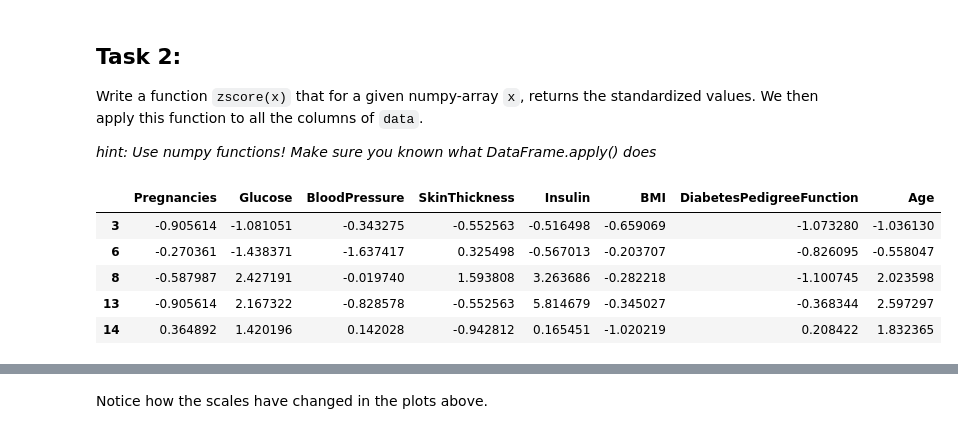
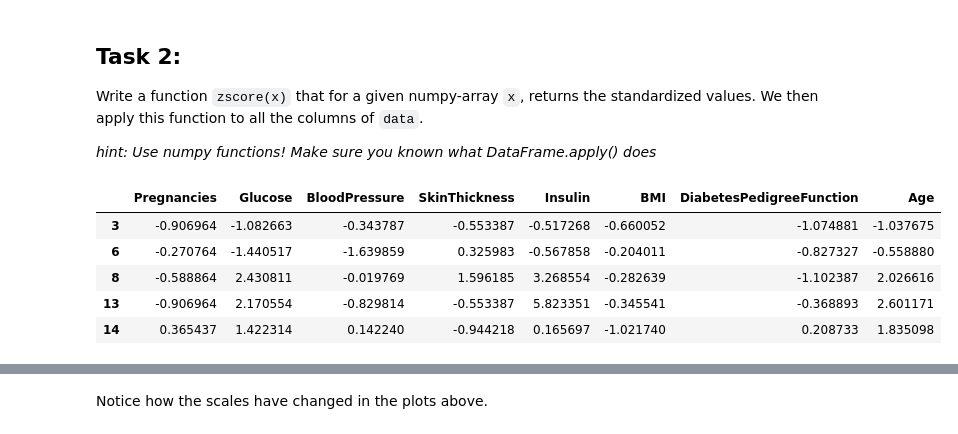
Before and after one commit to 2start/ml4pm, a Jupyter notebook: ex02/2_RegularizationTut_STUDENT.ipynb, the cells around one changed output, grey strips where cells are left out. Saved outputs shown, nothing was run; the diff lists cells and outputs as text; code cells hidden in the pictures.

```diff
--- a/ex02/2_RegularizationTut_STUDENT.ipynb
+++ b/ex02/2_RegularizationTut_STUDENT.ipynb
@@ -117,17 +117,17 @@ Write a function `zscore(x)` that for a given numpy-array `x`, returns the stand
 *hint: Use numpy functions! Make sure you known what DataFrame.apply() does*
 # %%
 def zscore(x):
-    return (x - x.mean())  / x.std()
+    return (x - np.mean(x))  / np.std(x)
 
 standardizeddata = data.apply(zscore)
 standardizeddata.head()
 # %% [output]
 |  | Pregnancies | Glucose | BloodPressure | SkinThickness | Insulin | BMI | DiabetesPedigreeFunction | Age |
-| 3 | -0.905614 | -1.081051 | -0.343275 | -0.552563 | -0.516498 | -0.659069 | -1.073280 | -1.036130 |
-| 6 | -0.270361 | -1.438371 | -1.637417 | 0.325498 | -0.567013 | -0.203707 | -0.826095 | -0.558047 |
-| 8 | -0.587987 | 2.427191 | -0.019740 | 1.593808 | 3.263686 | -0.282218 | -1.100745 | 2.023598 |
-| 13 | -0.905614 | 2.167322 | -0.828578 | -0.552563 | 5.814679 | -0.345027 | -0.368344 | 2.597297 |
-| 14 | 0.364892 | 1.420196 | 0.142028 | -0.942812 | 0.165451 | -1.020219 | 0.208422 | 1.832365 |
+| 3 | -0.906964 | -1.082663 | -0.343787 | -0.553387 | -0.517268 | -0.660052 | -1.074881 | -1.037675 |
+| 6 | -0.270764 | -1.440517 | -1.639859 | 0.325983 | -0.567858 | -0.204011 | -0.827327 | -0.558880 |
+| 8 | -0.588864 | 2.430811 | -0.019769 | 1.596185 | 3.268554 | -0.282639 | -1.102387 | 2.026616 |
+| 13 | -0.906964 | 2.170554 | -0.829814 | -0.553387 | 5.823351 | -0.345541 | -0.368893 | 2.601171 |
+| 14 | 0.365437 | 1.422314 | 0.142240 | -0.944218 | 0.165697 | -1.021740 | 0.208733 | 1.835098 |
 # %%
 fig, (ax0, ax1, ax2) = plt.subplots(ncols=3, figsize=(8, 4))
 ax0.hist(standardizeddata['Glucose'], 20, density=False, facecolor='b')
```
Also changed, not shown: parts of 6 cells of this notebook.
